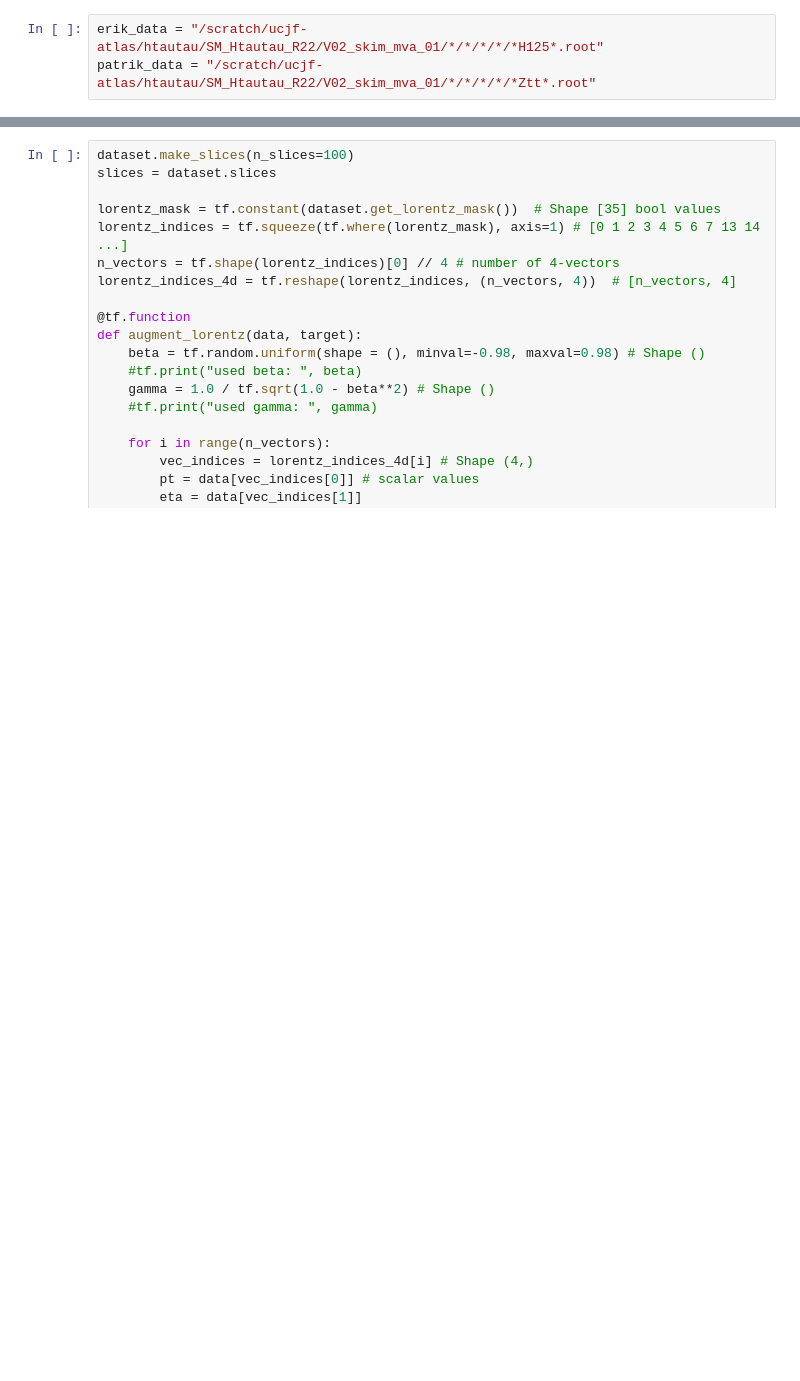
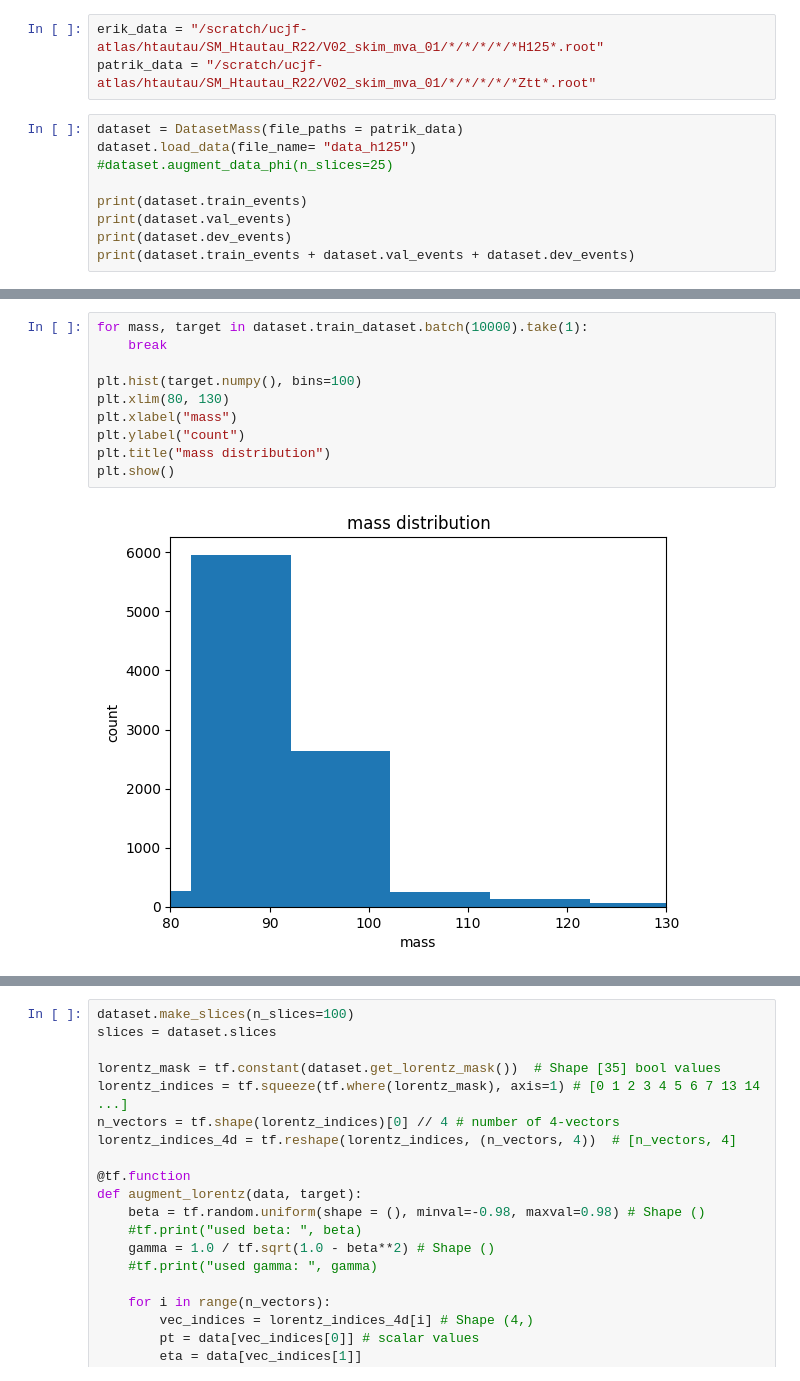
Before and after one commit to Patrik1van/HiggsAnalysisBc, a Jupyter notebook: main.ipynb, the cells around one changed output, grey strips where cells are left out. Cells and saved outputs as stored; diff of their text form; blank space fills up the shorter version.

```diff
--- a/main.ipynb
+++ b/main.ipynb
@@ -13,3 +21,12 @@ import threading
 # %%
 erik_data = "/scratch/ucjf-atlas/htautau/SM_Htautau_R22/V02_skim_mva_01/*/*/*/*/*H125*.root"
 patrik_data = "/scratch/ucjf-atlas/htautau/SM_Htautau_R22/V02_skim_mva_01/*/*/*/*/*Ztt*.root"
+# %%
+dataset = DatasetMass(file_paths = patrik_data)
+dataset.load_data(file_name= "data_h125")
+#dataset.augment_data_phi(n_slices=25)
+
+print(dataset.train_events)
+print(dataset.val_events)
+print(dataset.dev_events)
+print(dataset.train_events + dataset.val_events + dataset.dev_events)
@@ -16 +39,13 @@ patrik_data = "/scratch/ucjf-atlas/htautau/SM_Htautau_R22/V02_skim_mva_01/*/*/*/
+# %%
+for mass, target in dataset.train_dataset.batch(10000).take(1):
+    break
+
+plt.hist(target.numpy(), bins=100)
+plt.xlim(80, 130)
+plt.xlabel("mass")
+plt.ylabel("count")
+plt.title("mass distribution")
+plt.show()
+# %% [output]
+[figure, added]
 # %%
```
Also changed, not shown: parts of 9 cells of this notebook, 4 other files.
